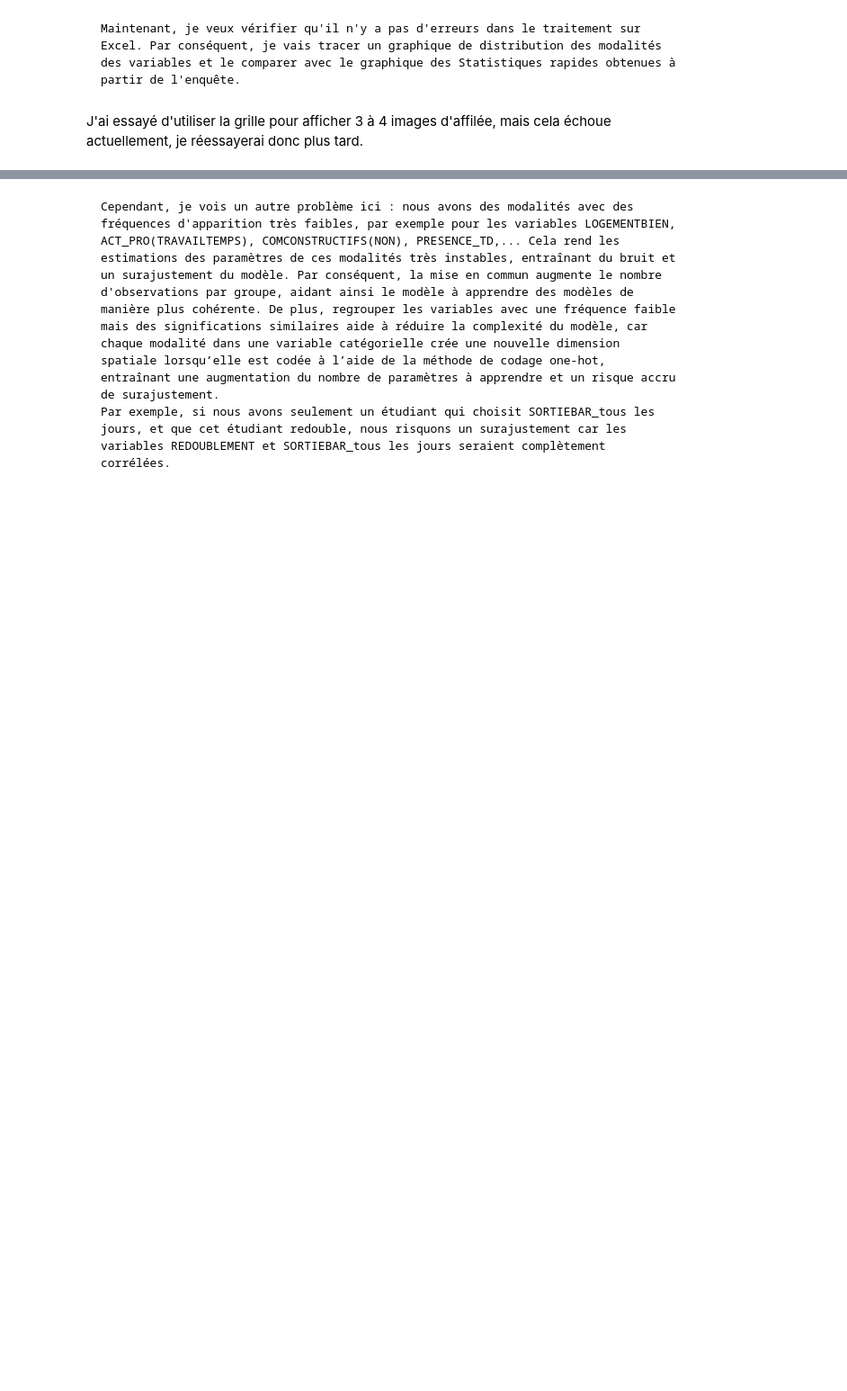
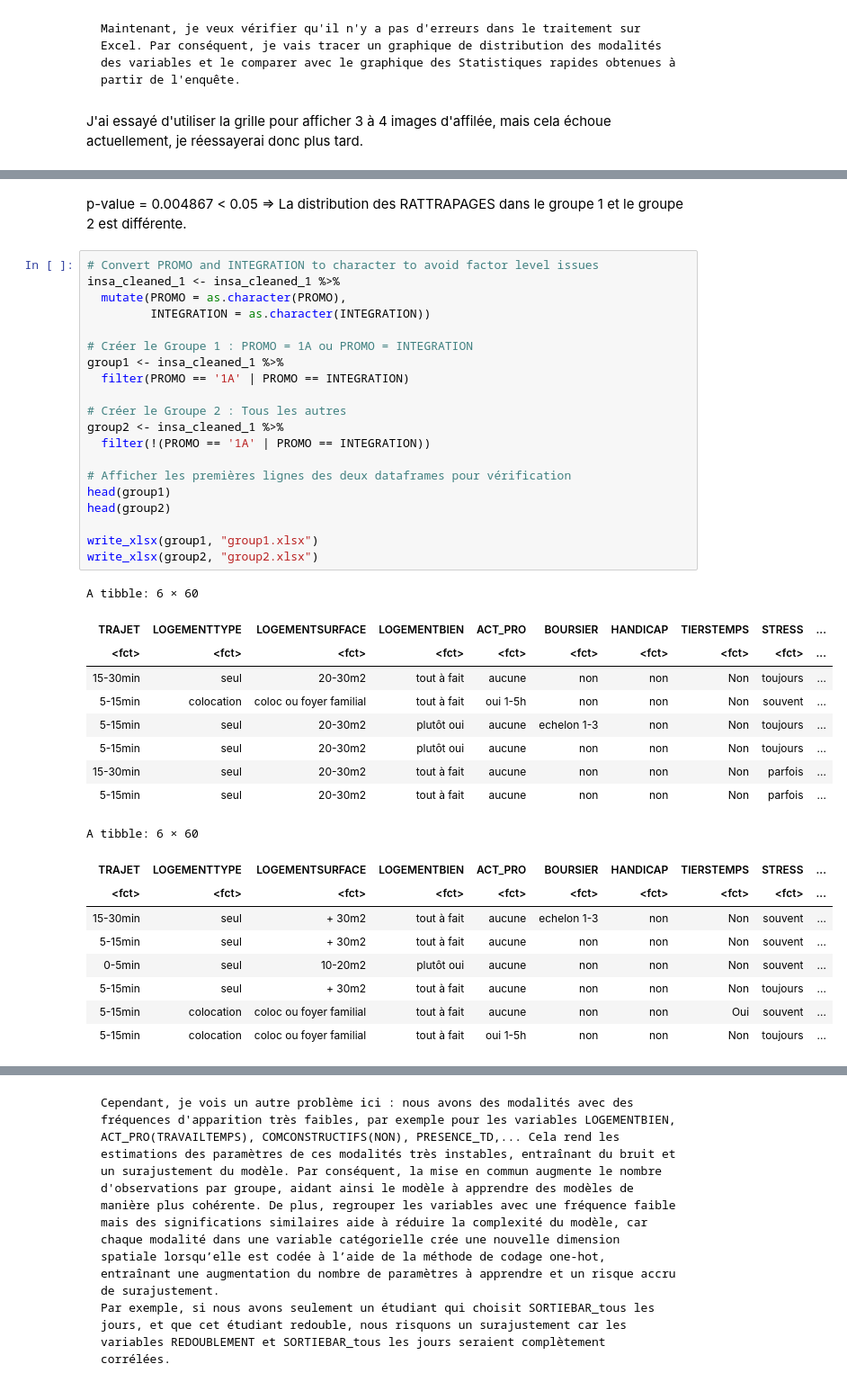
Before and after one commit to NaUl51/Stage_4A_Analyse-d-indicateurs-sur-la-vie-scolaire-et-extra-scolaire-des-l-ves-de-l-INSA-Toulouse-, a Jupyter notebook: Code_Luan_R.ipynb, the cells around one changed output, grey strips where cells are left out. Shown: that part at 90% size. Drawn from its saved outputs; the diff is of its cells as text; blank space fills up the shorter version.

```diff
--- a/Code_Luan_R.ipynb
+++ b/Code_Luan_R.ipynb
@@ -346,0 +398,41 @@ png
+# %% [markdown]
+p-value = 0.004867 < 0.05 => La distribution des RATTRAPAGES dans le groupe 1 et le groupe 2 est différente.
+# %%
+# Convert PROMO and INTEGRATION to character to avoid factor level issues
+insa_cleaned_1 <- insa_cleaned_1 %>%
+  mutate(PROMO = as.character(PROMO),
+         INTEGRATION = as.character(INTEGRATION))
+
+# Créer le Groupe 1 : PROMO = 1A ou PROMO = INTEGRATION
+group1 <- insa_cleaned_1 %>%
+  filter(PROMO == '1A' | PROMO == INTEGRATION)
+
+# Créer le Groupe 2 : Tous les autres
+group2 <- insa_cleaned_1 %>%
+  filter(!(PROMO == '1A' | PROMO == INTEGRATION))
+
+# Afficher les premières lignes des deux dataframes pour vérification
+head(group1)
+head(group2)
+
+write_xlsx(group1, "group1.xlsx")
+write_xlsx(group2, "group2.xlsx")
+# %% [output]
+A tibble: 6 × 60
+| TRAJET | LOGEMENTTYPE | LOGEMENTSURFACE | LOGEMENTBIEN | ACT_PRO | BOURSIER | HANDICAP | TIERSTEMPS | STRESS | ... |
+| <fct> | <fct> | <fct> | <fct> | <fct> | <fct> | <fct> | <fct> | <fct> | ... |
+| 15-30min | seul | 20-30m2 | tout à fait | aucune | non | non | Non | toujours | ... |
+| 5-15min | colocation | coloc ou foyer familial | tout à fait | oui 1-5h | non | non | Non | souvent | ... |
+| 5-15min | seul | 20-30m2 | plutôt oui | aucune | echelon 1-3 | non | Non | toujours | ... |
+| 5-15min | seul | 20-30m2 | plutôt oui | aucune | non | non | Non | toujours | ... |
+| 15-30min | seul | 20-30m2 | tout à fait | aucune | non | non | Non | parfois | ... |
+| 5-15min | seul | 20-30m2 | tout à fait | aucune | non | non | Non | parfois | ... |
+A tibble: 6 × 60
+| TRAJET | LOGEMENTTYPE | LOGEMENTSURFACE | LOGEMENTBIEN | ACT_PRO | BOURSIER | HANDICAP | TIERSTEMPS | STRESS | ... |
+| <fct> | <fct> | <fct> | <fct> | <fct> | <fct> | <fct> | <fct> | <fct> | ... |
+| 15-30min | seul | + 30m2 | tout à fait | aucune | echelon 1-3 | non | Non | souvent | ... |
+| 5-15min | seul | + 30m2 | tout à fait | aucune | non | non | Non | souvent | ... |
+| 0-5min | seul | 10-20m2 | plutôt oui | aucune | non | non | Non | souvent | ... |
+| 5-15min | seul | + 30m2 | tout à fait | aucune | non | non | Non | toujours | ... |
+| 5-15min | colocation | coloc ou foyer familial | tout à fait | aucune | non | non | Oui | souvent | ... |
+| 5-15min | colocation | coloc ou foyer familial | tout à fait | oui 1-5h | non | non | Non | toujours | ... |
```
Also changed, not shown: parts of 22 cells of this notebook, 8 other files.
